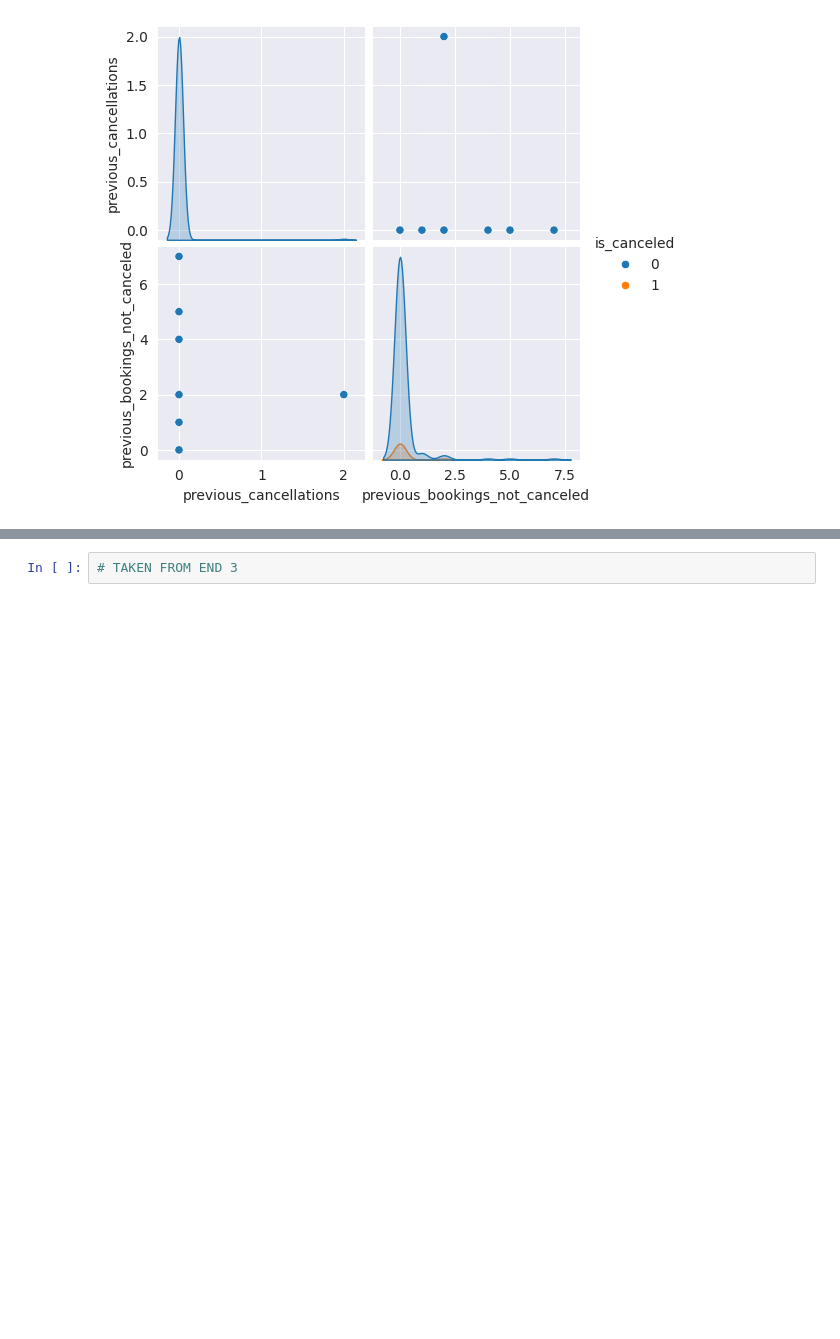
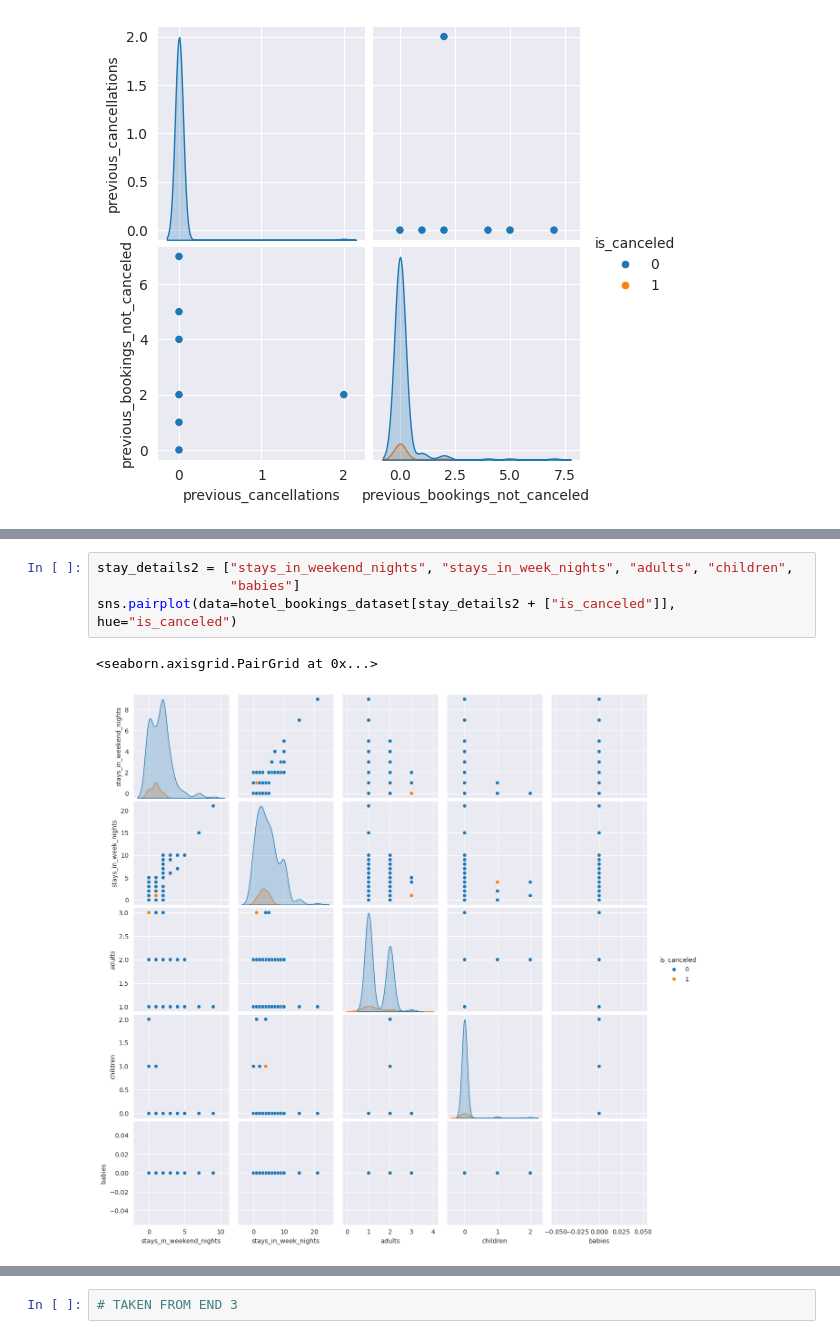
Before and after one commit to pghgh/hotel-bookings-analyzer, a Jupyter notebook: src/hotel-bookings-analyzer.ipynb, the cells around one changed output, grey strips where cells are left out. Drawn from its saved outputs; the diff is of its cells as text; blank space fills up the shorter version.

```diff
--- a/src/hotel-bookings-analyzer.ipynb
+++ b/src/hotel-bookings-analyzer.ipynb
@@ -107,2 +118,9 @@ sns.pairplot(data=hotel_bookings_dataset[stay_details + ["is_canceled"]], hue="i
+# %%
+stay_details2 = ["stays_in_weekend_nights", "stays_in_week_nights", "adults", "children",
+                 "babies"]
+sns.pairplot(data=hotel_bookings_dataset[stay_details2 + ["is_canceled"]], hue="is_canceled")
+# %% [output]
+<seaborn.axisgrid.PairGrid at 0x...>
+[figure, added]
 # %%
 reservation_details = ["lead_time", "distribution_channel", "booking_changes", "deposit_type"]
```
Also changed, not shown: parts of 4 cells of this notebook, 1 other file.
